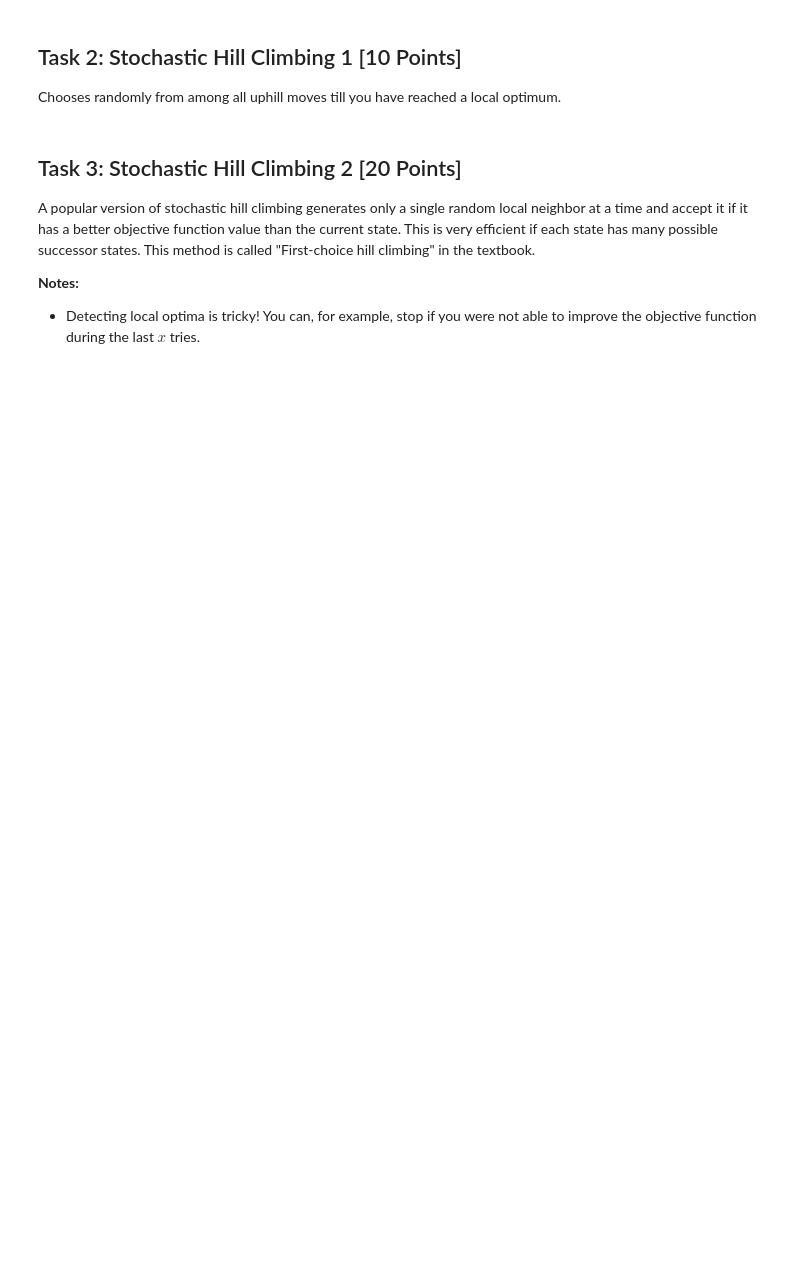
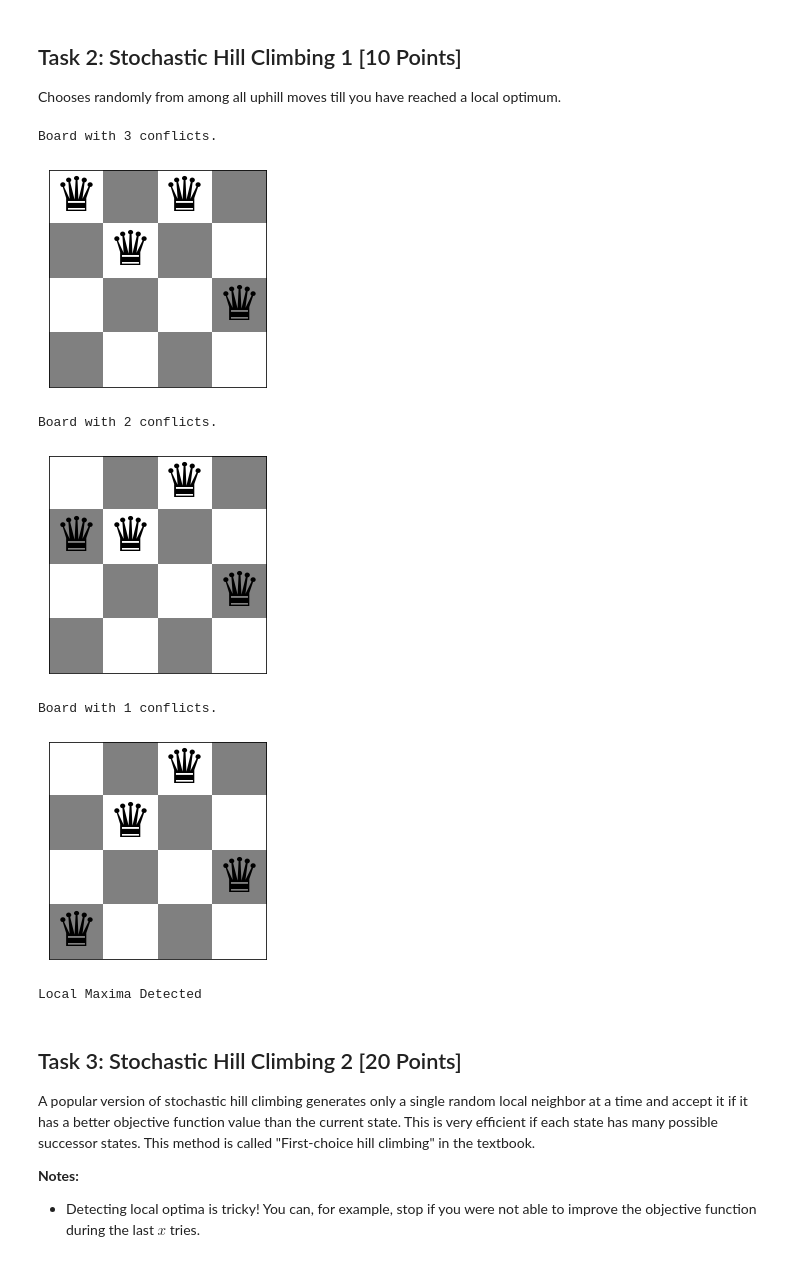
Before and after one commit to WillStrickland13/CS7320-AI, a Jupyter notebook: Local_Search/n_queens.ipynb, the cells around one changed output. Cells and saved outputs as stored; diff of their text form; code cells hidden in the pictures; blank space fills up the shorter version.

```diff
--- a/Local_Search/n_queens.ipynb
+++ b/Local_Search/n_queens.ipynb
@@ -198,36 +204,44 @@ def getRandomSuccessor(board):
                 i=i+1
             elif i == len(board)-1:
                 i=0
             board[ind]=i
 
             if conflicts(board)<highestValue:
                 positionToChange[0]=ind
                 positionToChange[1]=i
                 board[positionToChange[0]]=positionToChange[1]
-                #show_board(board)
+                show_board(board)
                 return True
 
 
 
         board[ind]=hold
         ind+=1
 
 
     if conflicts(board)!=0:
         print("Local Maxima Detected")
         return False
-    #show_board(board)
+    show_board(board)
     return False
 
 
 def stochasticHillClimbing1(board):
     cont=True
     while cont is True:
         cont = getRandomSuccessor(board)
 
 board = random_board(4)
-#show_board(board)
+show_board(board)
 stochasticHillClimbing1(board)
+# %% [output]
+Board with 3 conflicts.
+[figure, added]
+Board with 2 conflicts.
+[figure, added]
+Board with 1 conflicts.
+[figure, added]
+Local Maxima Detected
 # %% [markdown]
 ## Task 3: Stochastic Hill Climbing 2 [20 Points]
 
```
Also changed, not shown: parts of 5 cells of this notebook, 7 other files.
